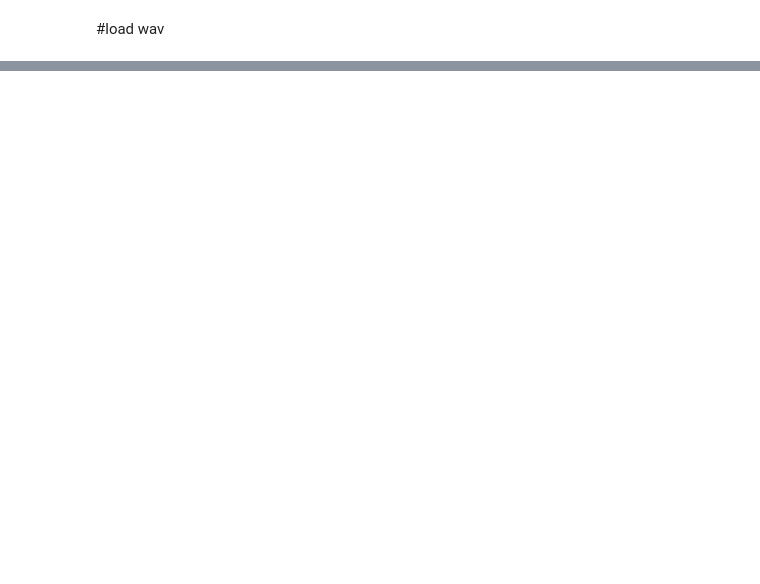
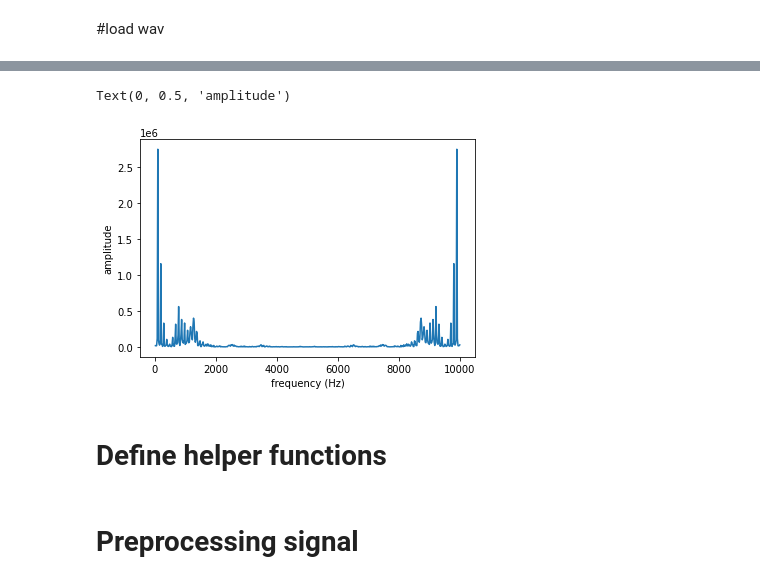
Before and after one commit to gsb3501/class2021Spring, a Jupyter notebook: sound.ipynb, the cells around one changed output, grey strips where cells are left out. Cells and saved outputs as stored; diff of their text form; code cells hidden in the pictures; blank space fills up the shorter version.

```diff
--- a/sound.ipynb
+++ b/sound.ipynb
@@ -203,0 +231,19 @@ t = np.linspace(1/sr, dur, nSamp)
+# %%
+nFFT = 512
+freq = [];
+amp = [];
+for n in range(1, nFFT+1):
+    freq.append(sr*n/nFFT)
+    c, t, theta = phasor_complex(1, sr, dur, freq[-1])
+    amp.append(np.abs(np.dot(s,c)))
+# %%
+fig = plt.figure()
+ax = fig.add_subplot(111)
+ax.plot(freq, amp)
+ax.set_xlabel('frequency (Hz)')
+ax.set_ylabel('amplitude')
+# %% [output]
+Text(0, 0.5, 'amplitude')
+[figure, added]
+# %% [markdown]
+# Define helper functions
@@ -203,0 +303,2 @@ t = np.linspace(1/sr, dur, nSamp)
+# %% [markdown]
+# Preprocessing signal
```
Also changed, not shown: parts of 12 cells of this notebook.
